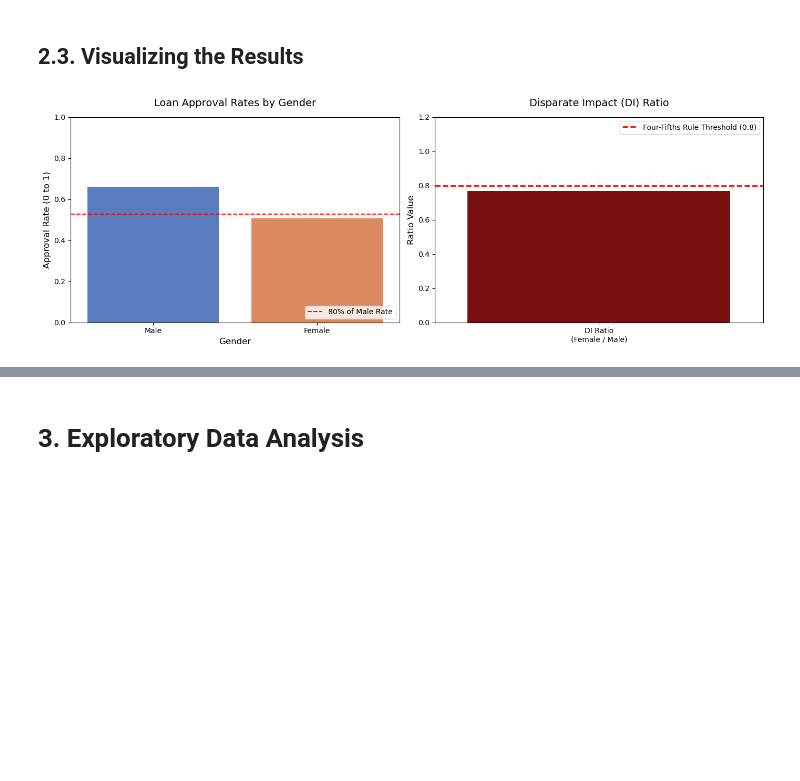
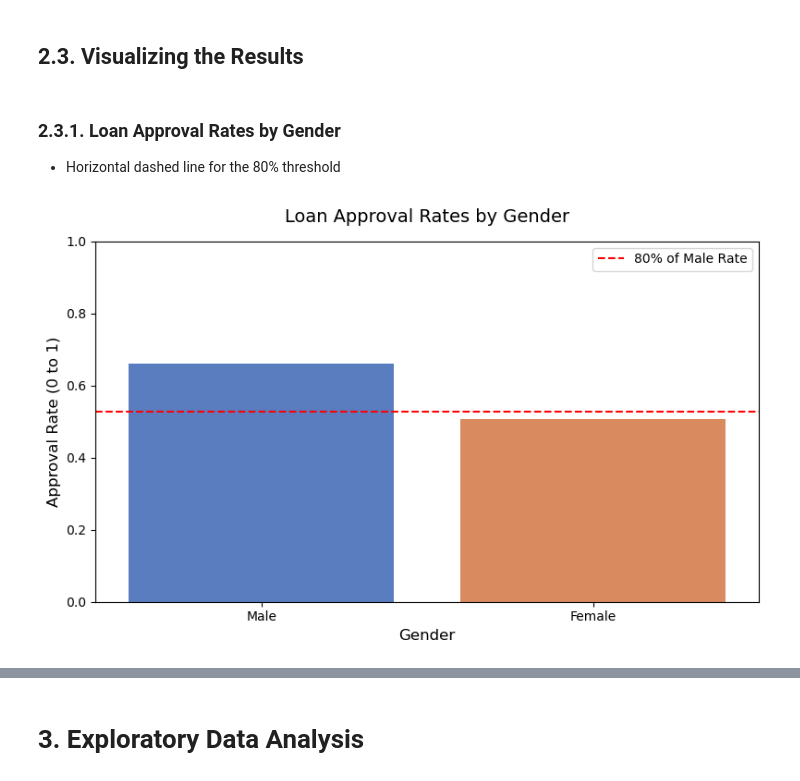
Before and after one commit to maxhaus31/dego-project-team7, a Jupyter notebook: 02_BiasAnalysis.ipynb, the cells around one changed output, grey strips where cells are left out. Drawn from its saved outputs; the diff is of its cells as text; code cells hidden in the pictures; blank space fills up the shorter version.

```diff
--- a/02_BiasAnalysis.ipynb
+++ b/02_BiasAnalysis.ipynb
@@ -115,48 +115,30 @@ Disparate Impact (DI) Ratio (Female/Male): 0.7698
 DI Ratio is below 0.8. This violates the four-fifths rule and indicates potential gender bias!
 # %% [markdown]
 ## 2.3. Visualizing the Results
+# %% [markdown]
+### 2.3.1. Loan Approval Rates by Gender
+- Horizontal dashed line for the 80% threshold
 # %%
-fig, axes = plt.subplots(1, 2, figsize=(14, 5))
-
-# --- Plot 1: Loan Approval Rates by Gender ---
+fig, ax = plt.subplots(figsize=(8, 5))
 sns.barplot(
     x='applicant_info_gender',
     y='approval_rate',
     data=gender_approval,
     palette='muted',
     order=['Male', 'Female'],
-    ax=axes[0]
+    ax=ax
 )
-axes[0].set_title('Loan Approval Rates by Gender', fontsize=14, pad=15)
-axes[0].set_ylabel('Approval Rate (0 to 1)', fontsize=12)
-axes[0].set_xlabel('Gender', fontsize=12)
-axes[0].set_ylim(0, 1)
-axes[0].axhline(y=rate_male * 0.8, color='red', linestyle='--', label='80% of Male Rate')
-axes[0].legend(loc='lower right')
 
-# --- Plot 2: Disparate Impact Ratio ---
-# Create a small temporary dataframe just for this plot
-di_df = pd.DataFrame({'Metric': ['DI Ratio\n(Female / Male)'], 'Value': [di_ratio_gender]})
+ax.set_title('Loan Approval Rates by Gender', fontsize=14, pad=15)
+ax.set_ylabel('Approval Rate (0 to 1)', fontsize=12)
+ax.set_xlabel('Gender', fontsize=12)
+ax.set_ylim(0, 1)
 
-# Dynamic color: Red if it fails the four-fifths rule, green if it passes
-bar_color = 'darkred' if di_ratio_gender < 0.8 else 'darkgreen'
-
-sns.barplot(
-    x='Metric',
-    y='Value',
-    data=di_df,
-    color=bar_color,
-    ax=axes[1]
-)
-axes[1].set_title('Disparate Impact (DI) Ratio', fontsize=14, pad=15)
-axes[1].set_ylabel('Ratio Value', fontsize=12)
-axes[1].set_xlabel('')
-# Dynamically scale the y-axis so the bar always fits nicely
-axes[1].set_ylim(0, max(1.2, di_ratio_gender + 0.2))
-axes[1].axhline(y=0.8, color='red', linestyle='--', linewidth=2, label='Four-Fifths Rule Threshold (0.8)')
-axes[1].legend(loc='upper right')
+### Add horizontal threshold line
+ax.axhline(y=rate_male * 0.8, color='red', linestyle='--', label='80% of Male Rate')
+ax.legend(loc='upper right')
 
 plt.tight_layout()
 plt.show()
 # %% [output]
-[figure, old version]
+[figure, new version]
```
Also changed, not shown: parts of 6 cells of this notebook.
